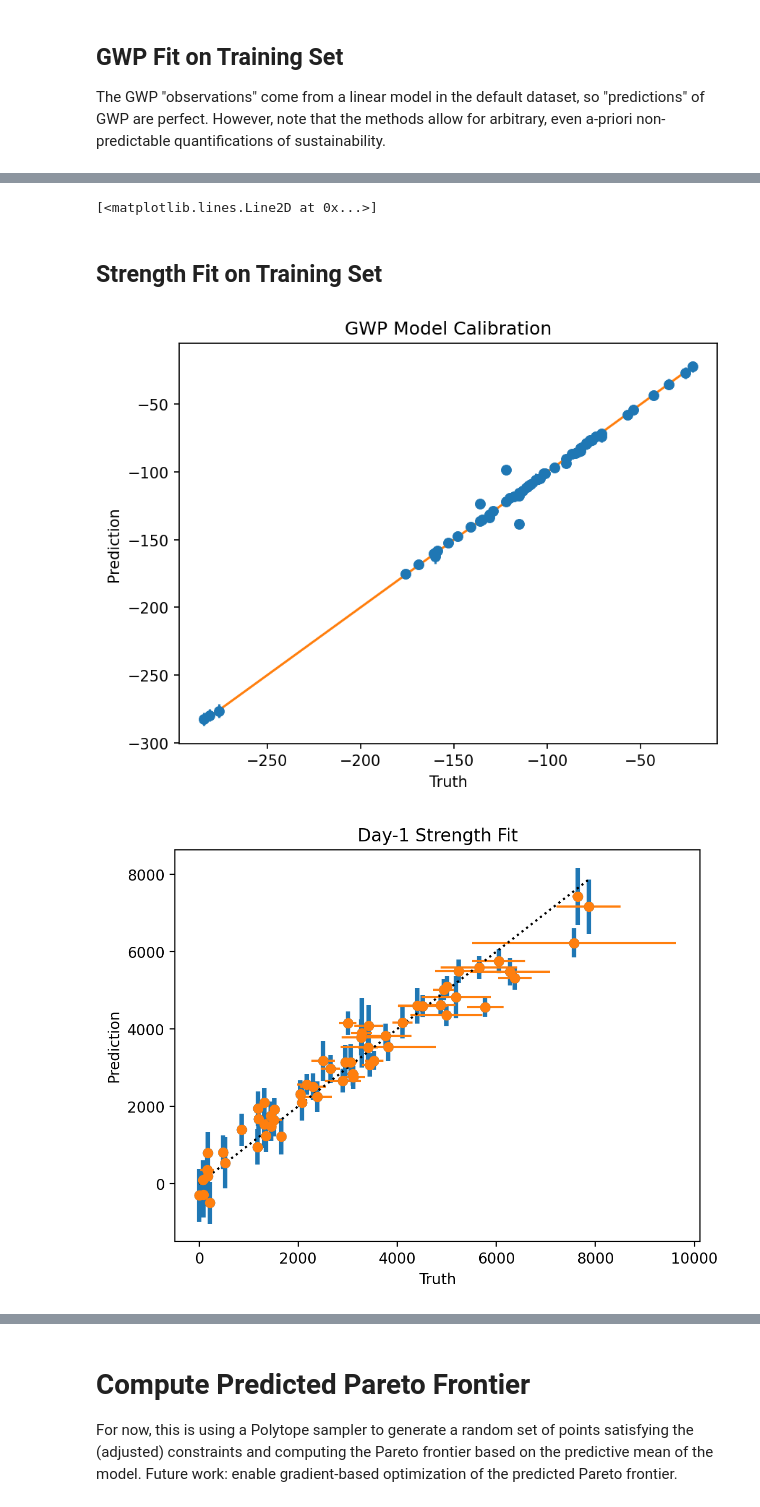
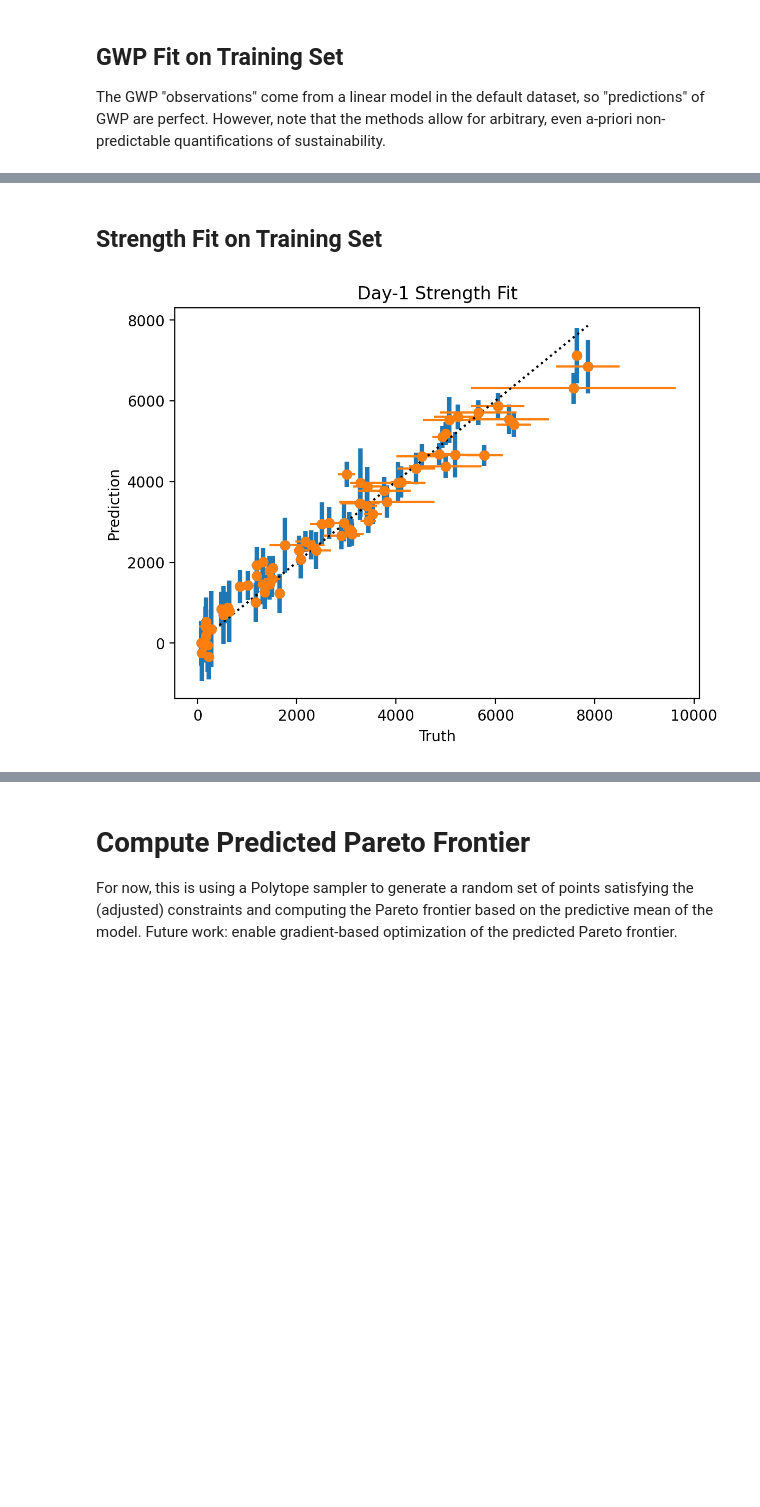
Before and after one commit to facebookresearch/SustainableConcrete, a Jupyter notebook: notebooks/strength_model_tutorial.ipynb, the cells around one changed output, grey strips where cells are left out. Drawn from its saved outputs; the diff is of its cells as text; code cells hidden in the pictures; blank space fills up the shorter version.

```diff
--- a/notebooks/strength_model_tutorial.ipynb
+++ b/notebooks/strength_model_tutorial.ipynb
@@ -153,46 +175,29 @@ Bounds do not hold in training data: X_bounds[0, :], X.amin(dim=0) = (tensor([
-# %%
-obj_id = 0
-truth = Y[ind].detach()
-pred = post_list.mean[:, 0].detach()
-truth_std = Yvar[ind][ind].sqrt().detach()
-pred_std = post_list.variance[:, obj_id].sqrt().detach()
-plt.figure(dpi=150)
-plt.title("GWP Model Calibration")
-plt.ylabel("Prediction")
-plt.xlabel("Truth")
-plt.scatter(truth, pred)
-plt.errorbar(truth, pred, yerr=2*pred_std, fmt="o")
-line = torch.arange(truth.min(), truth.max())
-plt.plot(line, line)
-# %% [output]
-[<matplotlib.lines.Line2D at 0x...>]
 # %% [markdown]
 ## Strength Fit on Training Set
 # %%
 time = 1
 Xt, truth, truth_var = data.strength_data_by_time(time)
 truth = truth.squeeze(-1).detach()
 truth_std = truth_var.sqrt().squeeze(-1).detach()
 
 # 0 is GWP, 1 is 1 day, 2, is 28-day strength
-obj_id_post = 1
-pred = post_list.mean[:, obj_id_post].detach()
-pred_std = post_list.variance[:, obj_id_post].sqrt().detach()
+post_t = model.strength_model.posterior(Xt)
+pred = post_t.mean.squeeze(-1).detach()
+pred_std = post_t.variance.sqrt().squeeze(-1).detach()
 
 fig = plt.figure(dpi=200)
 plt.title(f"Day-{time} Strength Fit")
 plt.ylabel("Prediction")
 plt.xlabel("Truth")
 plt.scatter(truth, pred)
 lw = 3
 plt.errorbar(truth, pred, yerr=2 * pred_std, fmt="o", linewidth=lw)
 plt.errorbar(truth, pred, xerr=2 * truth_std, fmt="o", linewidth=lw / 2)
 line = torch.arange(truth.min(), truth.max())
 plt.plot(line, line, color="black", linestyle=":")
 plt.show()
 # %% [output]
-[figure, old version]
+[figure, new version]
-[figure, removed]
 # %%
 time = 28
 Xt, truth, truth_var = data.strength_data_by_time(time)
```
Also changed, not shown: parts of 11 cells of this notebook, 5 other files.
